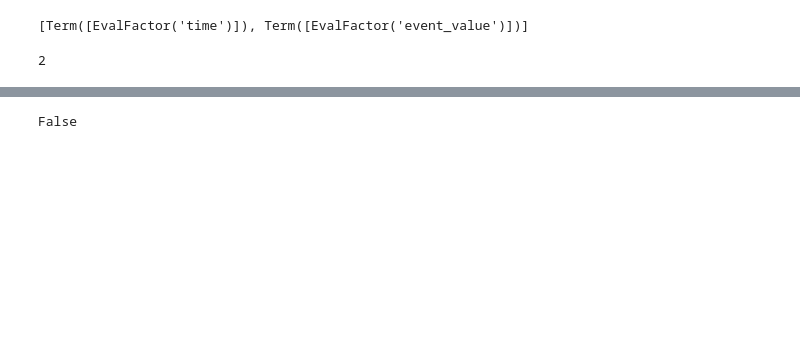
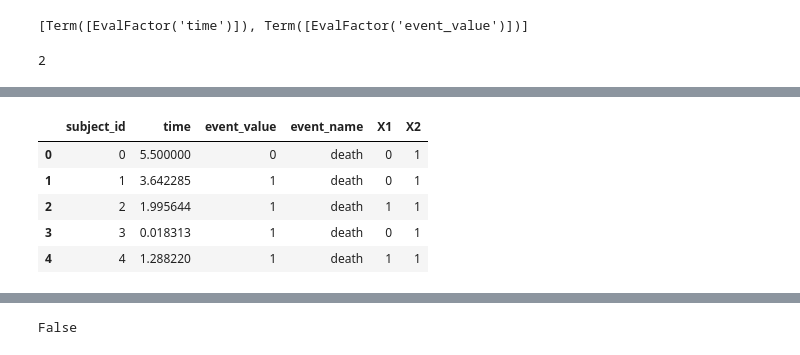
Before and after one commit to jburos/survivalstan-examples, a Jupyter notebook: Test patsy formula extensions.ipynb, the cells around one changed output, grey strips where cells are left out. Cells and saved outputs as stored; diff of their text form; code cells hidden in the pictures; blank space fills up the shorter version.

```diff
--- a/Test patsy formula extensions.ipynb
+++ b/Test patsy formula extensions.ipynb
@@ -231,0 +283,9 @@ surv(df['time'], df['event_value']).head()
+# %%
+df.head()
+# %% [output]
+|  | subject_id | time | event_value | event_name | X1 | X2 |
+| 0 | 0 | 5.500000 | 0 | death | 0 | 1 |
+| 1 | 1 | 3.642285 | 1 | death | 0 | 1 |
+| 2 | 2 | 1.995644 | 1 | death | 1 | 1 |
+| 3 | 3 | 0.018313 | 1 | death | 0 | 1 |
+| 4 | 4 | 1.288220 | 1 | death | 1 | 1 |
```
Also changed, not shown: parts of 77 cells of this notebook.
